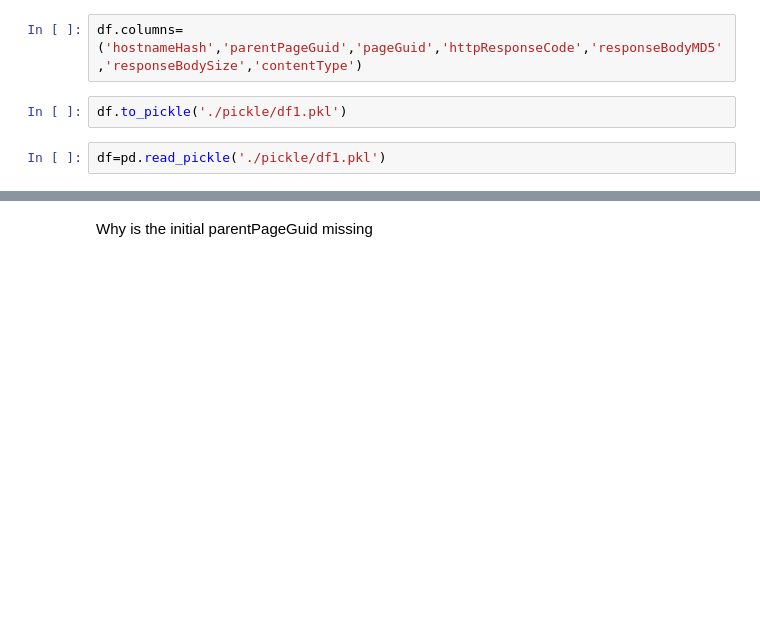
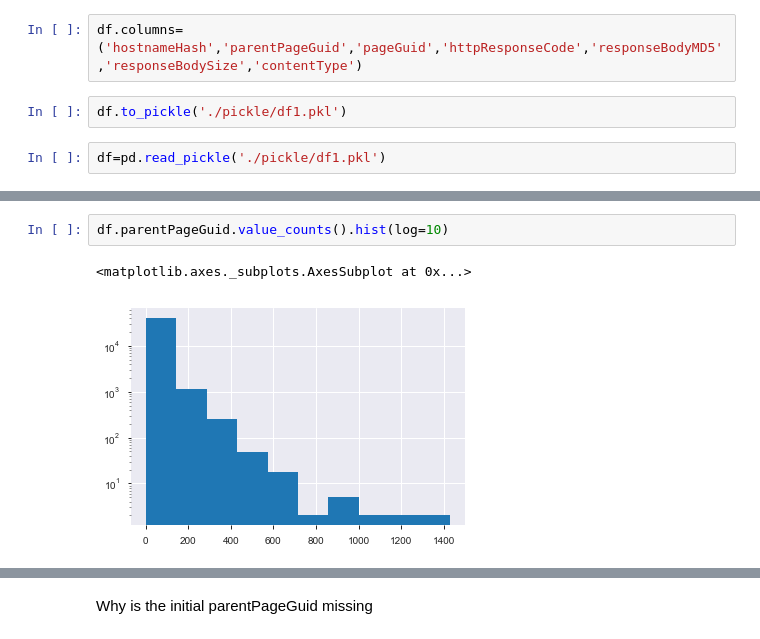
Before and after one commit to pablokimon/webcrawltakehome, a Jupyter notebook: hostnameHash.ipynb, the cells around one changed output, grey strips where cells are left out. Drawn from its saved outputs; the diff is of its cells as text; blank space fills up the shorter version.

```diff
--- a/hostnameHash.ipynb
+++ b/hostnameHash.ipynb
@@ -102,0 +112,5 @@ application/postscript <class 'str'>
+# %%
+df.parentPageGuid.value_counts().hist(log=10)
+# %% [output]
+<matplotlib.axes._subplots.AxesSubplot at 0x...>
+[figure, added]
```
Also changed, not shown: parts of 65 cells of this notebook, 2 other files.
